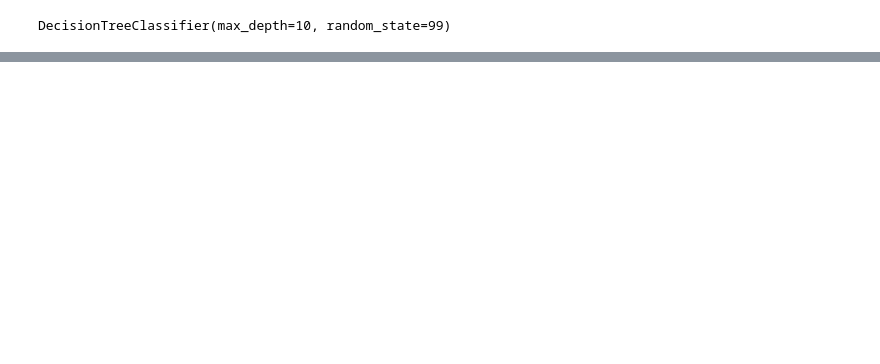
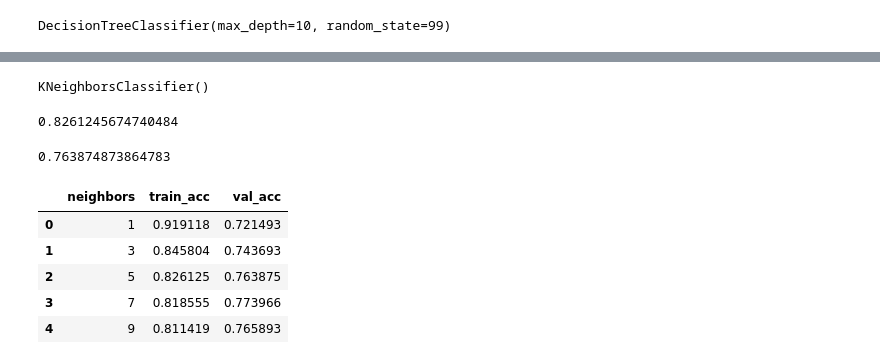
Before and after one commit to Bartholomew-Taylor/classification-exercises, a Jupyter notebook: decision_tree_lesson.ipynb, the cells around one changed output, grey strips where cells are left out. Drawn from its saved outputs; the diff is of its cells as text; code cells hidden in the pictures; blank space fills up the shorter version.

```diff
--- a/decision_tree_lesson.ipynb
+++ b/decision_tree_lesson.ipynb
@@ -184,0 +296,13 @@ big_clf.score(x_val, y_val)
+# %%
+
+
+for i in range(3,11):
+    rf = RandomForestClassifier(max_depth = i,
+                                random_state = seed, max_samples = 0.5)
+    rf.fit(x_train, y_train)
+    train_acc = rf.score(x_train, y_train)
+    val_acc = rf.score(x_val, y_val)
+    print(f'Max depth of {i}. Train Accuracy: {train_acc}. Validation accuracy: {val_acc}.')
+    print()
+    print('--------------------------')
+    print()
@@ -184,0 +331,36 @@ big_clf.score(x_val, y_val)
+# %%
+knn = KNeighborsClassifier(n_neighbors = 5)
+# %%
+knn.fit(x_train, y_train)
+# %% [output]
+KNeighborsClassifier()
+# %%
+knn.score(x_train,y_train)
+# %% [output]
+0.8261245674740484
+# %%
+knn.score(x_val, y_val)
+# %% [output]
+0.763874873864783
+# %%
+num_neighbors = []
+train_acc = []
+val_acc = []
+
+for i in range (1,11, 2):
+    knn = KNeighborsClassifier(n_neighbors = i)
+    knn.fit(x_train, y_train)
+    num_neighbors.append(i)
+    train_acc.append(knn.score(x_train, y_train))
+    val_acc.append(knn.score(x_val, y_val))
+# %%
+pd.DataFrame({'neighbors': num_neighbors,
+             'train_acc': train_acc,
+             'val_acc': val_acc})
+# %% [output]
+|  | neighbors | train_acc | val_acc |
+| 0 | 1 | 0.919118 | 0.721493 |
+| 1 | 3 | 0.845804 | 0.743693 |
+| 2 | 5 | 0.826125 | 0.763875 |
+| 3 | 7 | 0.818555 | 0.773966 |
+| 4 | 9 | 0.811419 | 0.765893 |
```
Also changed, not shown: parts of 34 cells of this notebook, 6 other files.
